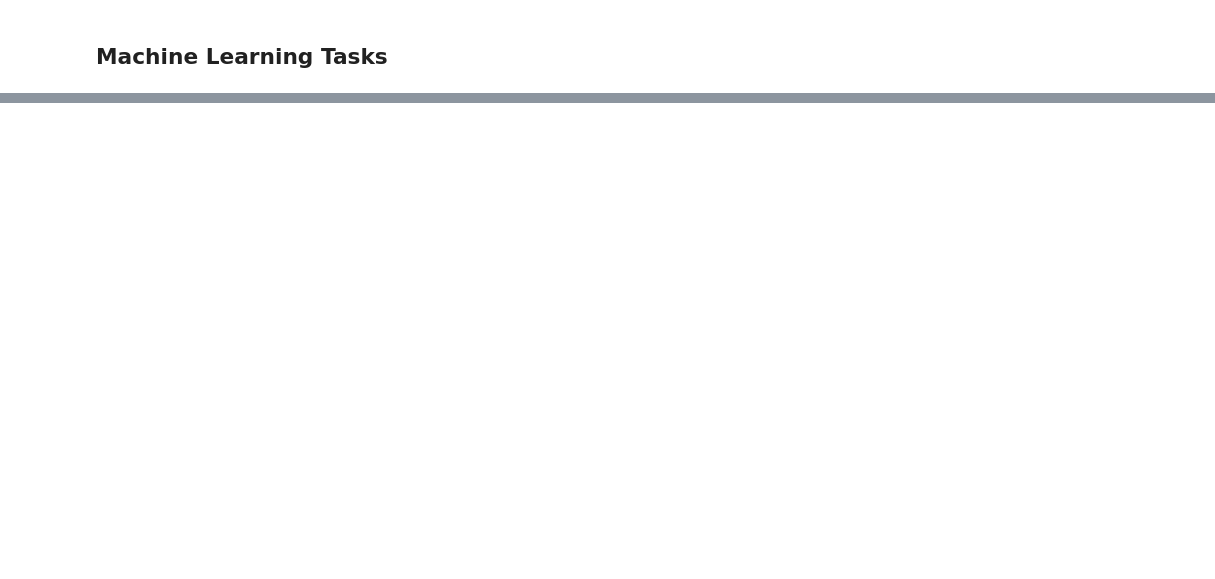
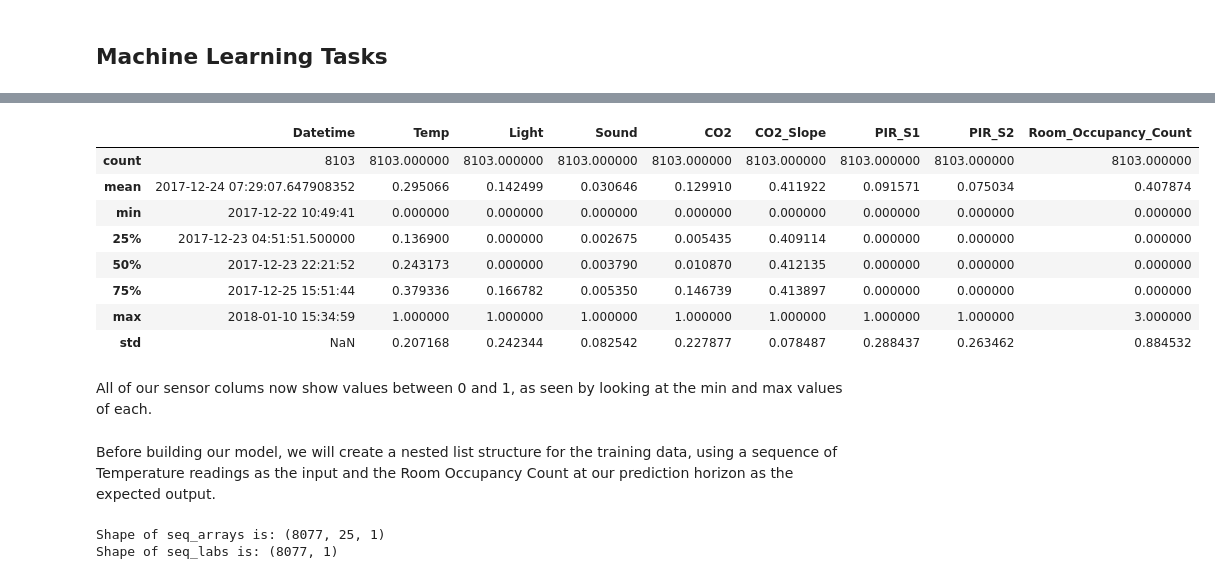
Before and after one commit to SweatyCrayfish/Room-Ocupancy-Application, a Jupyter notebook: Final Project - ML IoT Application.ipynb, the cells around one changed output, grey strips where cells are left out. Drawn from its saved outputs; the diff is of its cells as text; code cells hidden in the pictures; blank space fills up the shorter version.

```diff
--- a/Final Project - ML IoT Application.ipynb
+++ b/Final Project - ML IoT Application.ipynb
@@ -334,0 +433,18 @@ df_mr = df.copy()
+# %%
+# MinMax normalization (from 0 to 1)
+
+# select columns to normalize, exclude non-numeric, Datetime, PIR sensors, and output feature
+cols_normalize = train_df.columns.difference(['Date', 'Time', 'Datetime', 'PIR_S1', 'PIR_S2', 'Room_Occupancy_Count'])
+
+# scale selected columns between 0 and 1
+min_max_scaler = preprocessing.MinMaxScaler()
+norm_train_df = pd.DataFrame(min_max_scaler.fit_transform(train_df[cols_normalize]),
+                             columns=cols_normalize,
+                             index=train_df.index)
+
+# recombine scaled columns with the training dataframe
+join_df = train_df[train_df.columns.difference(cols_normalize)].join(norm_train_df)
+train_df = join_df.reindex(columns = train_df.columns)
+
+# print dataframe head
+train_df.head()
@@ -334,0 +458,17 @@ df_mr = df.copy()
+# %%
+# describe dataframe
+train_df.describe(datetime_is_numeric = True)
+# %% [output]
+|  | Datetime | Temp | Light | Sound | CO2 | CO2_Slope | PIR_S1 | PIR_S2 | Room_Occupancy_Count |
+| count | 8103 | 8103.000000 | 8103.000000 | 8103.000000 | 8103.000000 | 8103.000000 | 8103.000000 | 8103.000000 | 8103.000000 |
+| mean | 2017-12-24 07:29:07.647908352 | 0.295066 | 0.142499 | 0.030646 | 0.129910 | 0.411922 | 0.091571 | 0.075034 | 0.407874 |
+| min | 2017-12-22 10:49:41 | 0.000000 | 0.000000 | 0.000000 | 0.000000 | 0.000000 | 0.000000 | 0.000000 | 0.000000 |
+| 25% | 2017-12-23 04:51:51.500000 | 0.136900 | 0.000000 | 0.002675 | 0.005435 | 0.409114 | 0.000000 | 0.000000 | 0.000000 |
+| 50% | 2017-12-23 22:21:52 | 0.243173 | 0.000000 | 0.003790 | 0.010870 | 0.412135 | 0.000000 | 0.000000 | 0.000000 |
+| 75% | 2017-12-25 15:51:44 | 0.379336 | 0.166782 | 0.005350 | 0.146739 | 0.413897 | 0.000000 | 0.000000 | 0.000000 |
+| max | 2018-01-10 15:34:59 | 1.000000 | 1.000000 | 1.000000 | 1.000000 | 1.000000 | 1.000000 | 1.000000 | 3.000000 |
+| std | NaN | 0.207168 | 0.242344 | 0.082542 | 0.227877 | 0.078487 | 0.288437 | 0.263462 | 0.884532 |
+# %% [markdown]
+All of our sensor colums now show values between 0 and 1, as seen by looking at the min and max values of each.
+# %% [markdown]
+Before building our model, we will create a nested list structure for the training data, using a sequence of Temperature readings as the input and the Room Occupancy Count at our prediction horizon as the expected output.
@@ -334,0 +500,7 @@ df_mr = df.copy()
+# %%
+# print shape of sequence arrays and sequence labels
+print ('Shape of seq_arrays is:', seq_arrays.shape)
+print ('Shape of seq_labs is:', seq_labs.shape)
+# %% [output]
+Shape of seq_arrays is: (8077, 25, 1)
+Shape of seq_labs is: (8077, 1)
```
Also changed, not shown: parts of 53 cells of this notebook.
